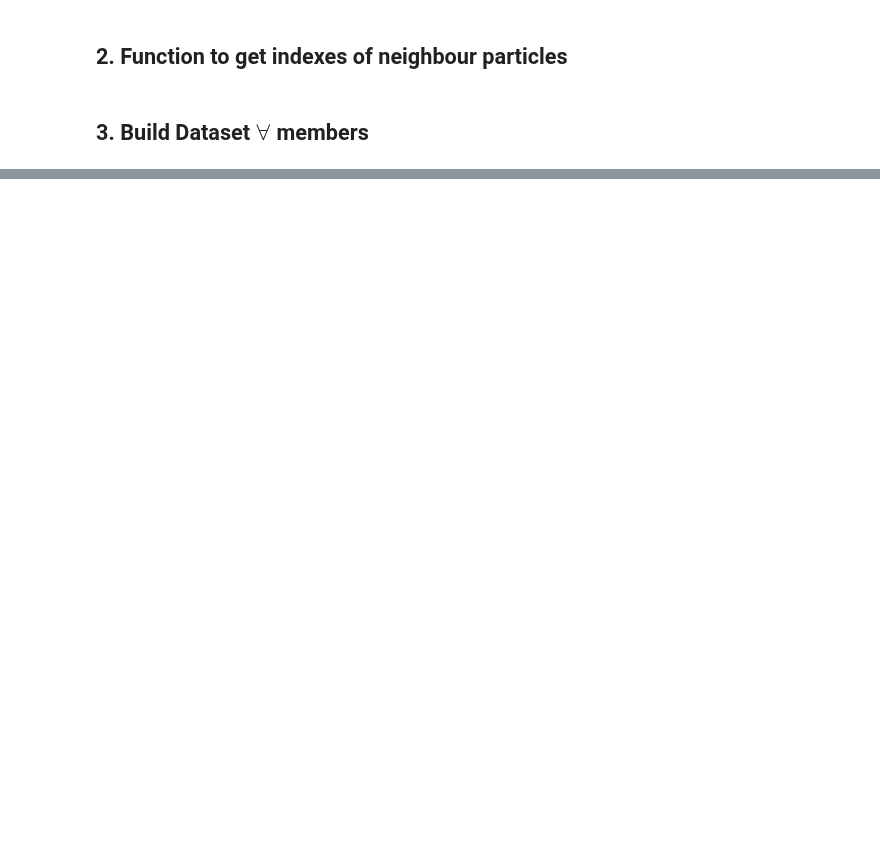
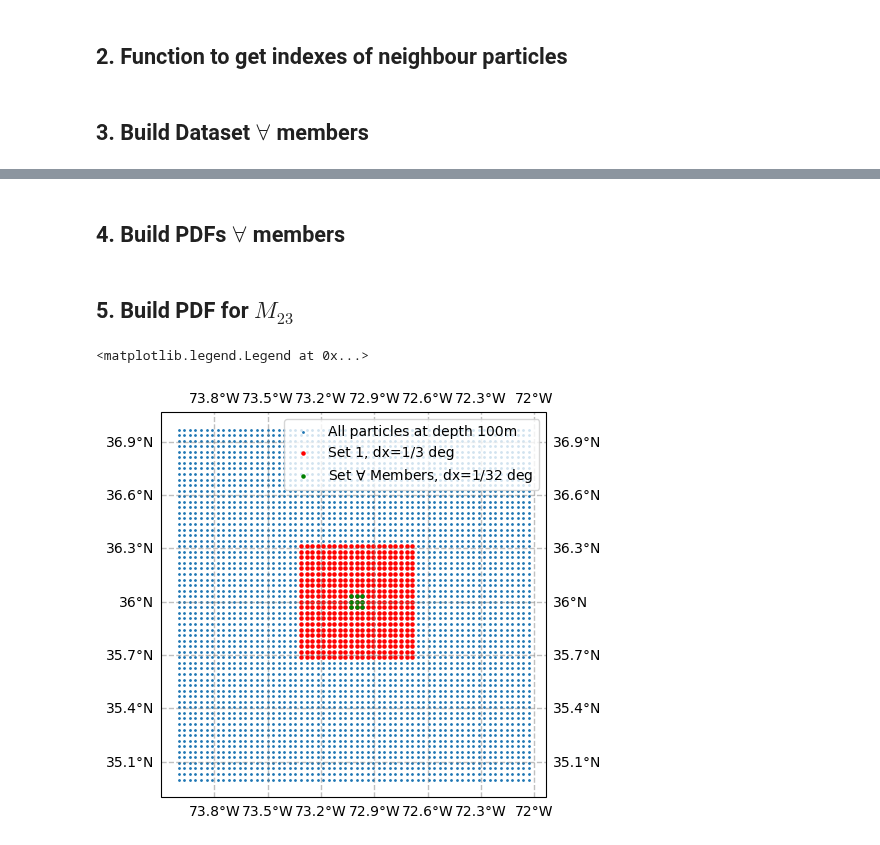
Before and after one commit to OceanParcels/NEMO_Ensemble_Lagrangian_Analysis, a Jupyter notebook: notebooks/05.Compare_distributions_information_gain.ipynb, the cells around one changed output, grey strips where cells are left out. Saved outputs shown, nothing was run; the diff lists cells and outputs as text; code cells hidden in the pictures; blank space fills up the shorter version.

```diff
--- a/notebooks/05.Compare_distributions_information_gain.ipynb
+++ b/notebooks/05.Compare_distributions_information_gain.ipynb
@@ -41,0 +146,2 @@ def neighbour_particles(pset, lon, lat, delta_deg):
+# %% [markdown]
+## 4. Build PDFs $\forall$ members
@@ -41,0 +164,27 @@ def neighbour_particles(pset, lon, lat, delta_deg):
+# %% [markdown]
+## 5. Build PDF for $M_{23}$
+# %%
+centered_lon = -73
+centered_lat = 36
+delta_deg = 1/3
+
+indexes = neighbour_particles(p23, centered_lon, centered_lat, delta_deg)
+p23_set1 = p23.isel(trajectory=indexes)
+
+example = neighbour_particles(p23, centered_lon, centered_lat, 1/32)
+pmembers_example = p23.isel(trajectory=example)
+# %%
+fig = plt.figure(figsize=(6, 5))
+ax = plt.axes(projection=cartopy.crs.PlateCarree())
+ax.coastlines()
+
+gl = ax.gridlines(crs=cartopy.crs.PlateCarree(), draw_labels=True, linewidth=1, color='gray', alpha=0.5, linestyle='--')
+
+plt.scatter(p23.lon[:,0], p23.lat[:,0], s=1, label='All particles at depth 100m')
+plt.scatter(p23_set1.lon[:,0], p23_set1.lat[:,0], s=5, c='r', label='Set 1, dx=1/3 deg')
+plt.scatter(pmembers_example.lon[:,0], pmembers_example.lat[:,0], s=5, c='g', label=r'Set $\forall$ Members, dx=1/32 deg')
+
+plt.legend()
+# %% [output]
+<matplotlib.legend.Legend at 0x...>
+[figure, added]
```
Also changed, not shown: parts of 29 cells of this notebook, 1 other file.
